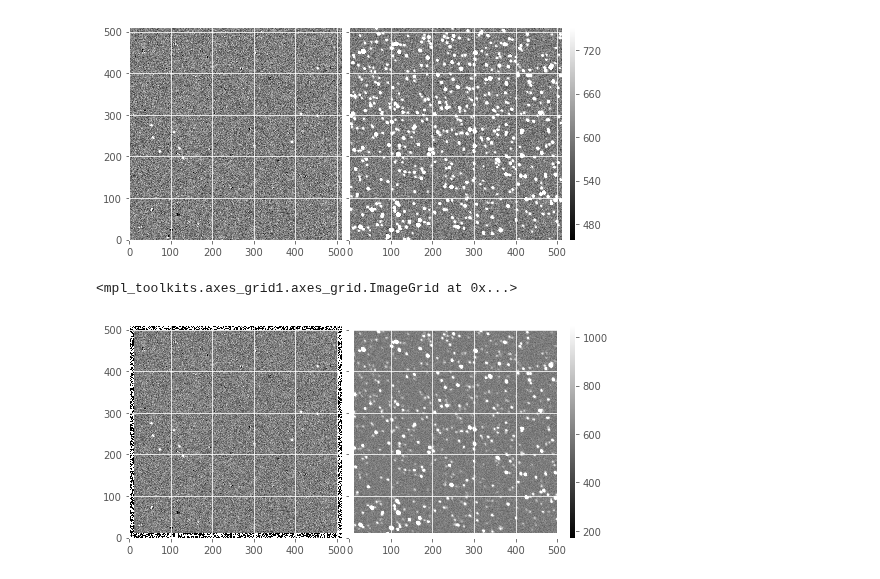
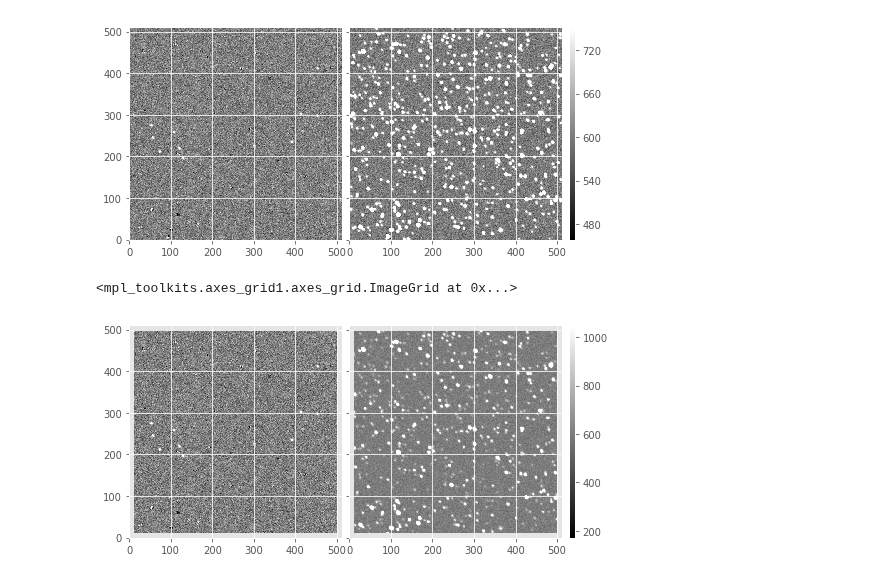
Before and after one commit to lsst-dm/diffimTests, a Jupyter notebook: imageMapReduce/17-ZogyTask.ipynb, the cells around one changed output. Drawn from its saved outputs; the diff is of its cells as text; code cells hidden in the pictures.

Commit message:
D, S calc in Fourier/Real space all working

```diff
--- a/imageMapReduce/17-ZogyTask.ipynb
+++ b/imageMapReduce/17-ZogyTask.ipynb
@@ -87,9 +84,9 @@ dit.plotImageGrid((D.getMaskedImage().getImage(),
 <mpl_toolkits.axes_grid1.axes_grid.ImageGrid at 0x...>
 [figure]
 # %%
-D = task.computeZogy(inImageSpace=True)
+D = task.computeDiffim(inImageSpace=True)
 dit.plotImageGrid((D.getMaskedImage().getImage(),
                   D.getMaskedImage().getVariance()), imScale=4)
 # %% [output]
 <mpl_toolkits.axes_grid1.axes_grid.ImageGrid at 0x...>
-[figure, old version]
+[figure, new version]
```
Also changed, not shown: parts of 6 cells of this notebook.
